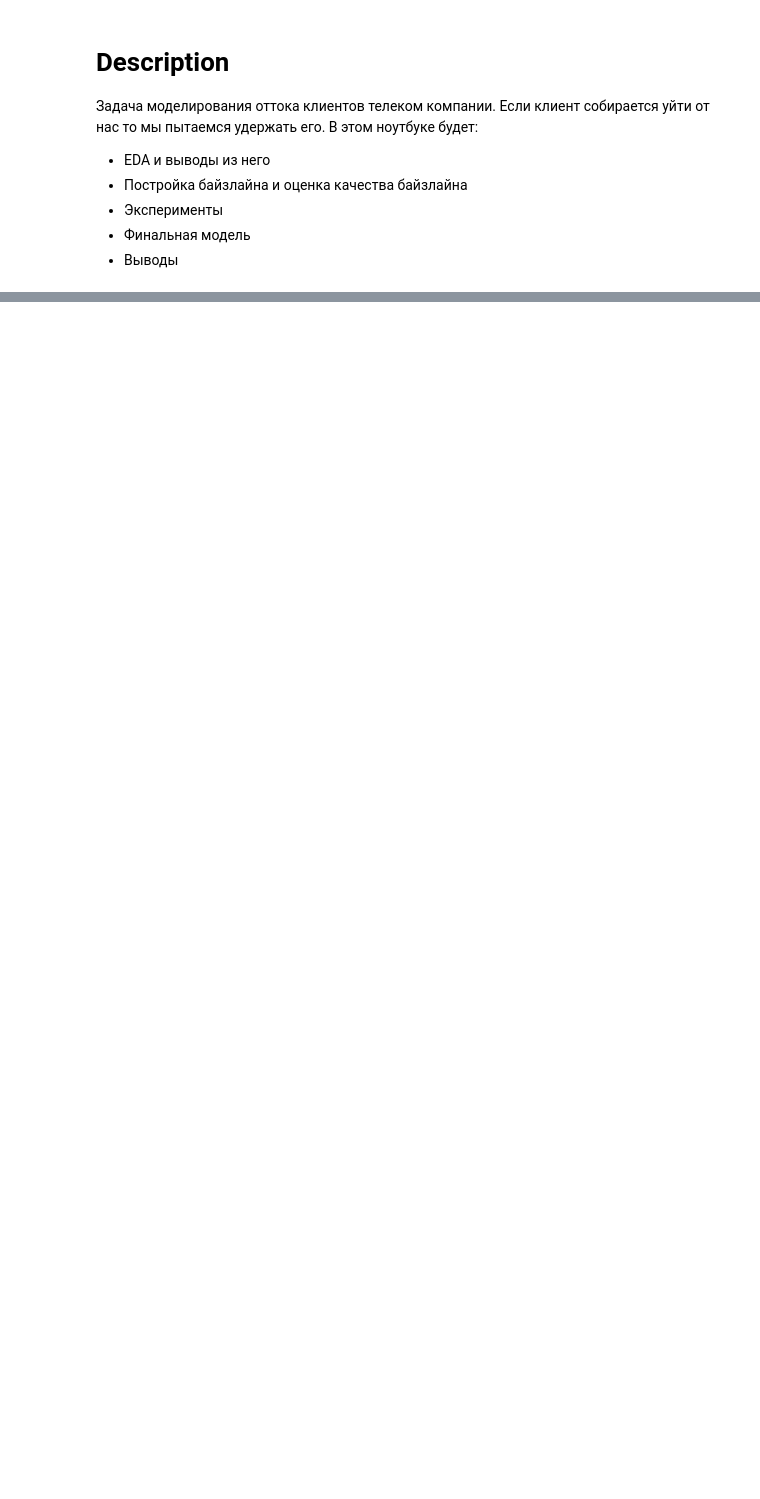
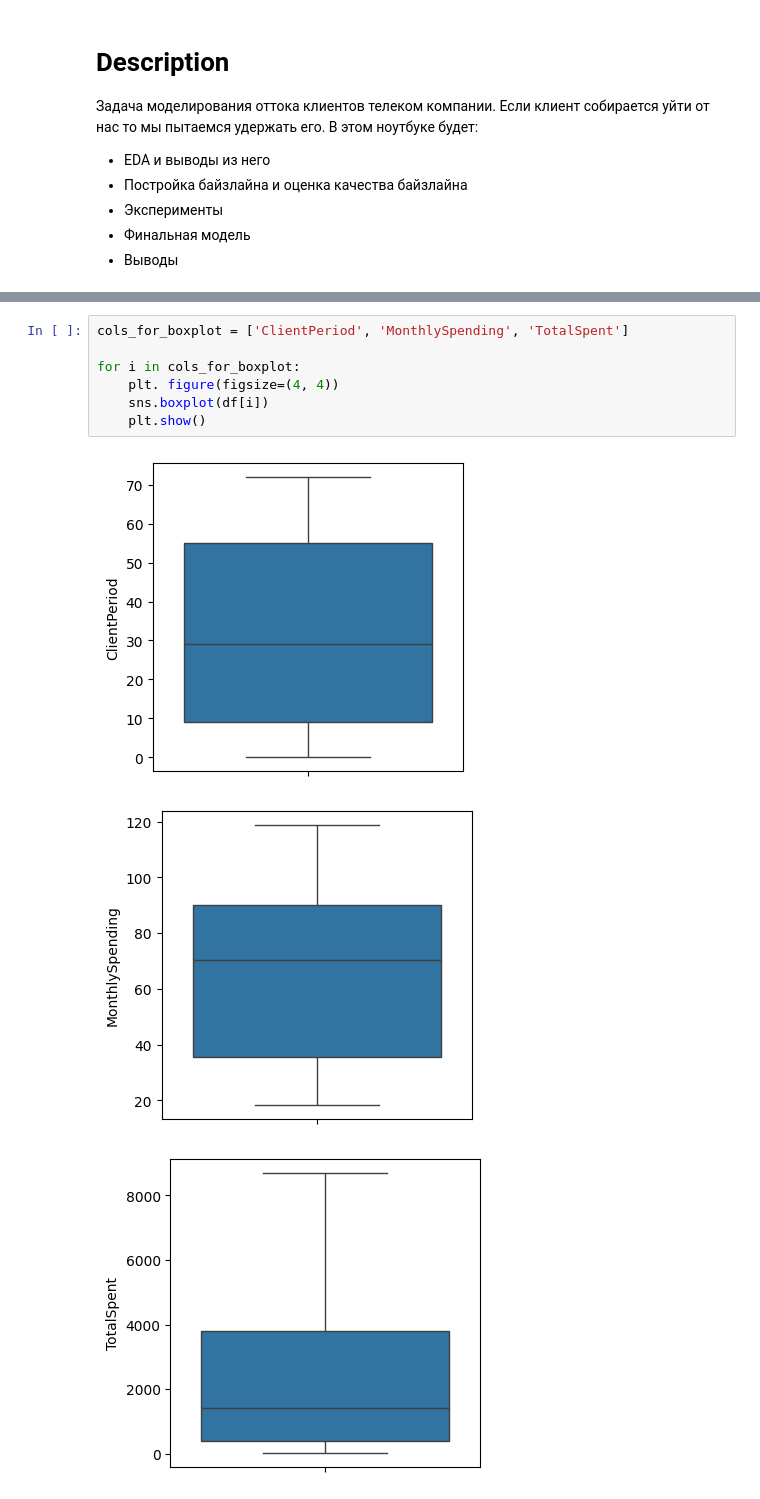
Before and after one commit to matveisut/PredictingUserChurn, a Jupyter notebook: notebooks/main.ipynb, the cells around one changed output, grey strips where cells are left out. Saved outputs shown, nothing was run; the diff lists cells and outputs as text; blank space fills up the shorter version.

```diff
--- a/notebooks/main.ipynb
+++ b/notebooks/main.ipynb
@@ -27,0 +125,11 @@ pd.read_csv('../data/raw/raw_data.csv')
+# %%
+cols_for_boxplot = ['ClientPeriod', 'MonthlySpending', 'TotalSpent']
+
+for i in cols_for_boxplot:
+    plt. figure(figsize=(4, 4))
+    sns.boxplot(df[i])
+    plt.show()
+# %% [output]
+[figure, added]
+[figure, added]
+[figure, added]
```
Also changed, not shown: parts of 24 cells of this notebook, 3 other files.
